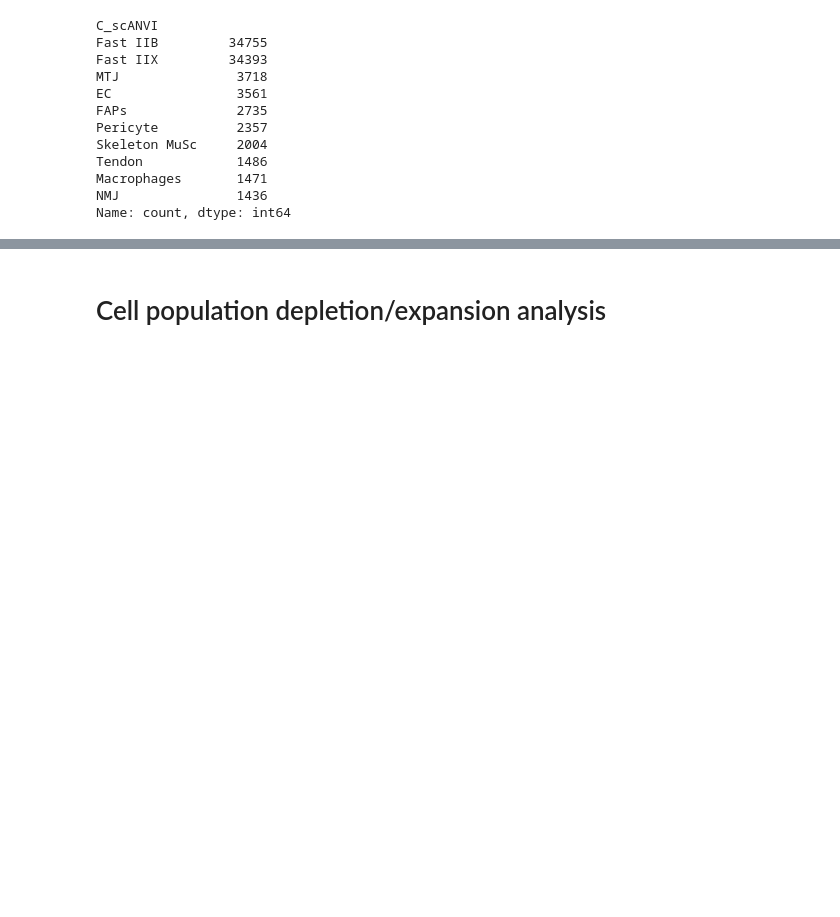
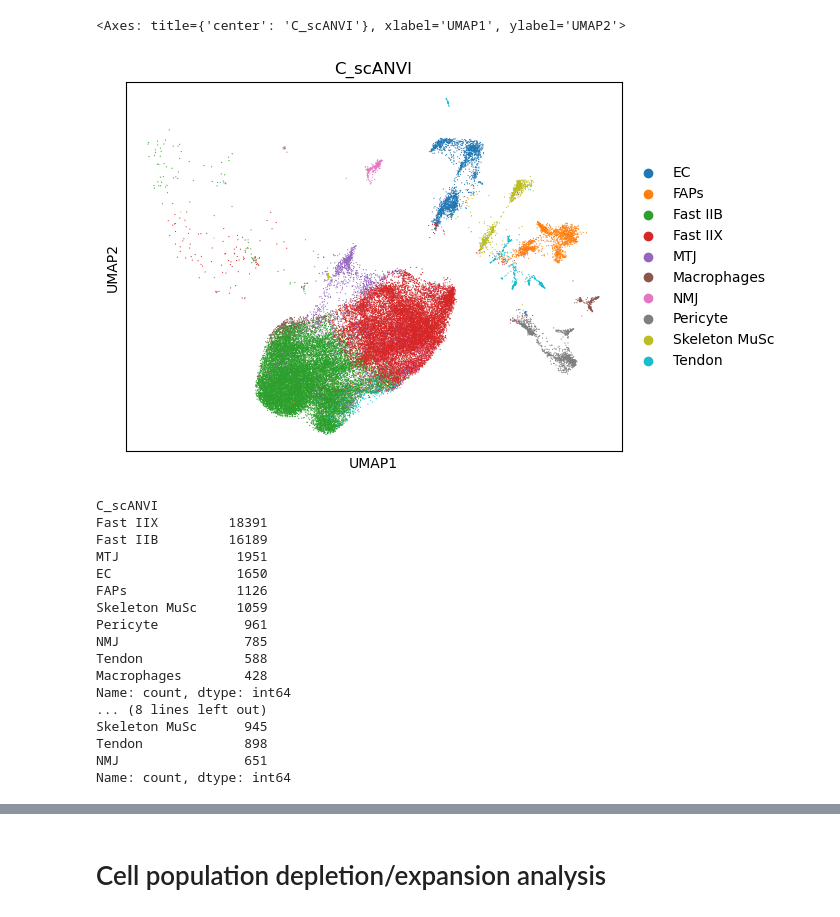
Before and after one commit to akanksha-sachan/TA_muscle_ageing, a Jupyter notebook: py_scripts/DEG_related/DEG_pathway_analysis.ipynb, the cells around one changed output, grey strips where cells are left out. Saved outputs shown, nothing was run; the diff lists cells and outputs as text; code cells hidden in the pictures; blank space fills up the shorter version.

```diff
--- a/py_scripts/DEG_related/DEG_pathway_analysis.ipynb
+++ b/py_scripts/DEG_related/DEG_pathway_analysis.ipynb
@@ -79,18 +74,29 @@ sc.pl.umap(adata, color=['C_scANVI'], show=False)
+# %%
+sc.pl.umap(male_adata, color=['C_scANVI'], show=False)
+# %% [output]
+<Axes: title={'center': 'C_scANVI'}, xlabel='UMAP1', ylabel='UMAP2'>
+[figure, added]
 # %%
 # get counts of obs C_scANVI
-print(adata.obs['C_scANVI'].value_counts())
+print(female_adata.obs['C_scANVI'].value_counts())
+print(male_adata.obs['C_scANVI'].value_counts())
 # %% [output]
 C_scANVI
-Fast IIB         34755
-Fast IIX         34393
-MTJ               3718
-EC                3561
-FAPs              2735
-Pericyte          2357
-Skeleton MuSc     2004
-Tendon            1486
-Macrophages       1471
-NMJ               1436
+Fast IIX         18391
+Fast IIB         16189
+MTJ               1951
+EC                1650
+FAPs              1126
+Skeleton MuSc     1059
+Pericyte           961
+NMJ                785
+Tendon             588
+Macrophages        428
 Name: count, dtype: int64
+... (8 lines left out)
+Skeleton MuSc      945
+Tendon             898
+NMJ                651
+Name: count, dtype: int64
 # %%
 sc.pl.umap(adata[adata.obs['condition'] == 'KO'], color=['sex'], legend_loc='on data', show=False, title='Δ ERCC1 KO cells')
```
Also changed, not shown: parts of 32 cells of this notebook, 2 other files.
